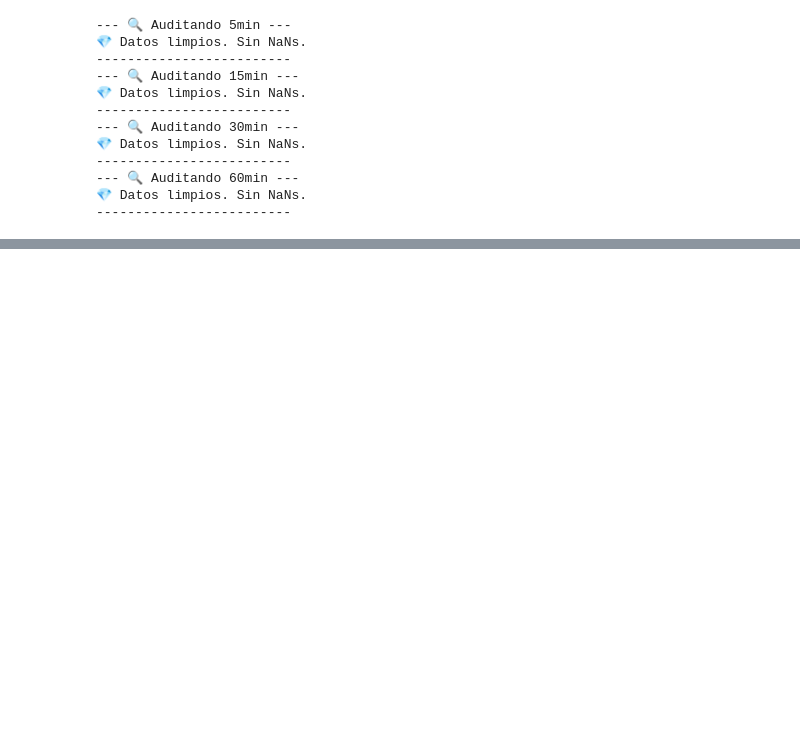
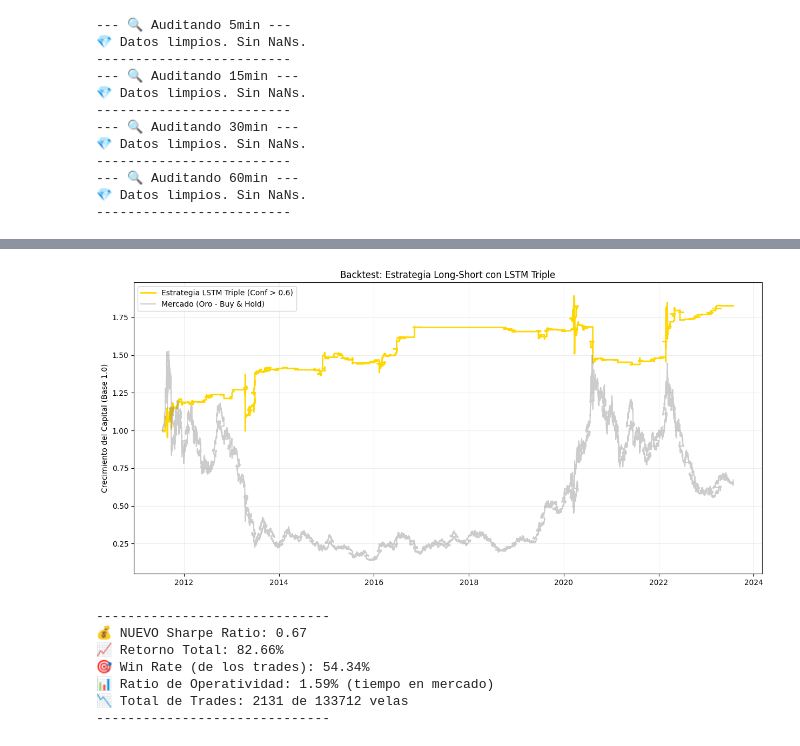
Before and after one commit to LijunZhou000/ML-Algorithmic-Trading, a Jupyter notebook: TradingBots/limipio/limpio.ipynb, the cells around one changed output, grey strips where cells are left out. Cells and saved outputs as stored; diff of their text form; code cells hidden in the pictures; blank space fills up the shorter version.

```diff
--- a/TradingBots/limipio/limpio.ipynb
+++ b/TradingBots/limipio/limpio.ipynb
@@ -462,0 +158,28 @@ plot_trading_results(result_torch)
+# %%
+class GoldLSTM_Triple(nn.Module):
+    def __init__(self, input_dim, hidden_dim=128, num_layers=2, dropout=0.3):
+        super(GoldLSTM_Triple, self).__init__()
+        self.hidden_dim = hidden_dim
+        self.num_layers = num_layers
+
+        self.lstm = nn.LSTM(input_dim, hidden_dim, num_layers,
+                            batch_first=True, dropout=dropout)
+
+        self.batch_norm = nn.BatchNorm1d(hidden_dim)
+        self.dropout = nn.Dropout(dropout)
+        self.fc1 = nn.Linear(hidden_dim, 32)
+        self.relu = nn.ReLU()
+        self.fc2 = nn.Linear(32, 3) # Salida para: [Sell, Neutral, Buy]
+
+    def forward(self, x):
+        h0 = torch.zeros(self.num_layers, x.size(0), self.hidden_dim).to(x.device)
+        c0 = torch.zeros(self.num_layers, x.size(0), self.hidden_dim).to(x.device)
+
+        out, _ = self.lstm(x, (h0, c0))
+        out = out[:, -1, :]
+
+        out = self.batch_norm(out)
+        out = self.fc1(out)
+        out = self.relu(out)
+        out = self.dropout(out)
+        return self.fc2(out) # Retorna logits
@@ -462,0 +281,2 @@ plot_trading_results(result_torch)
+# %%
+result_triple = run_walk_forward_triple_final(df_final_dict[f'{MINUTES}min'], FEATURE_COLUMNS)
@@ -462,0 +301,11 @@ plot_trading_results(result_torch)
+# %%
+plot_triple_trading_results(result_triple, 0.6)
+# %% [output]
+[figure, added]
+------------------------------
+💰 NUEVO Sharpe Ratio: 0.67
+📈 Retorno Total: 82.66%
+🎯 Win Rate (de los trades): 54.34%
+📊 Ratio de Operatividad: 1.59% (tiempo en mercado)
+📉 Total de Trades: 2131 de 133712 velas
+------------------------------
```
Also changed, not shown: parts of 34 cells of this notebook, 2 other files.
